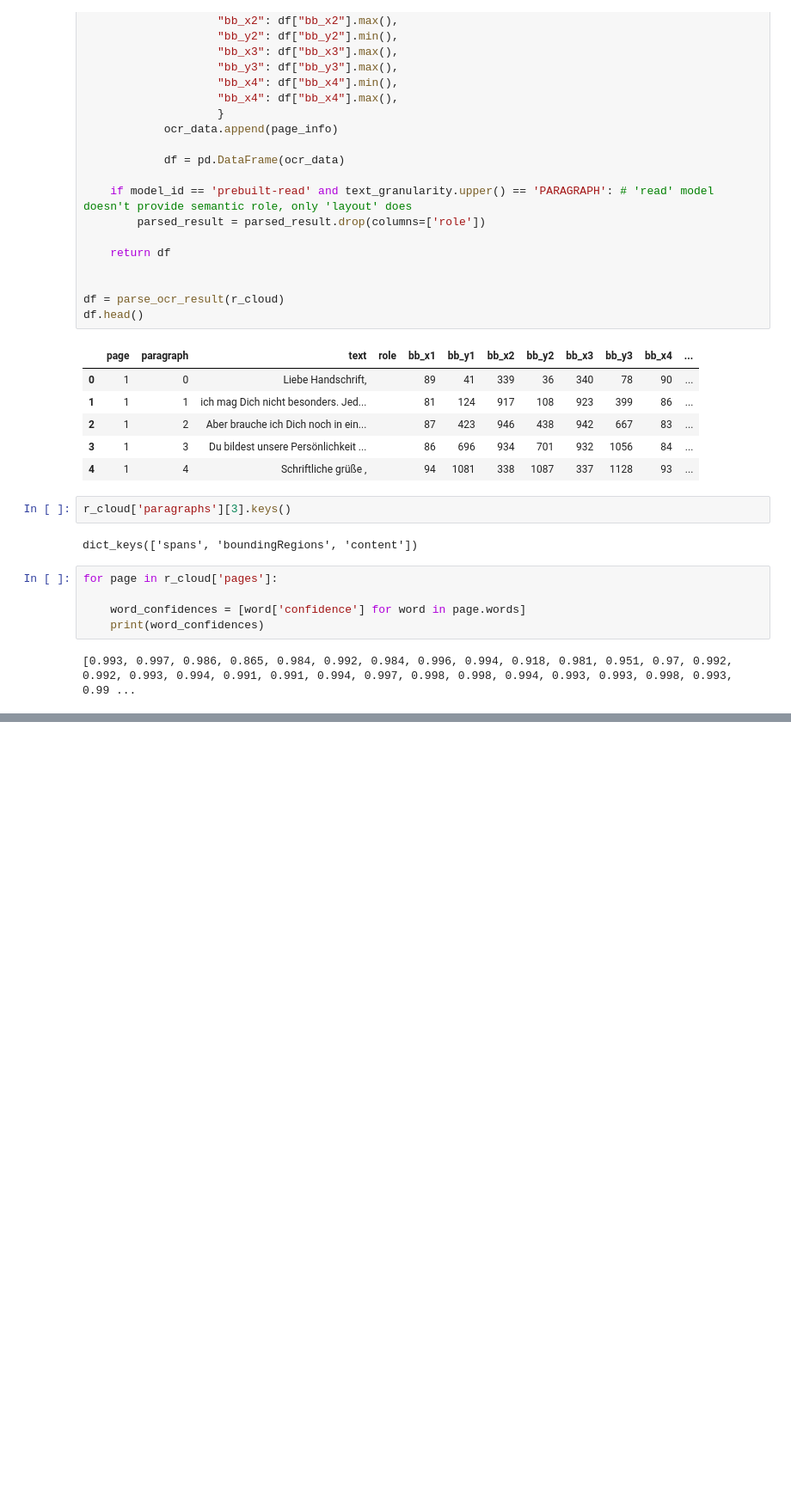
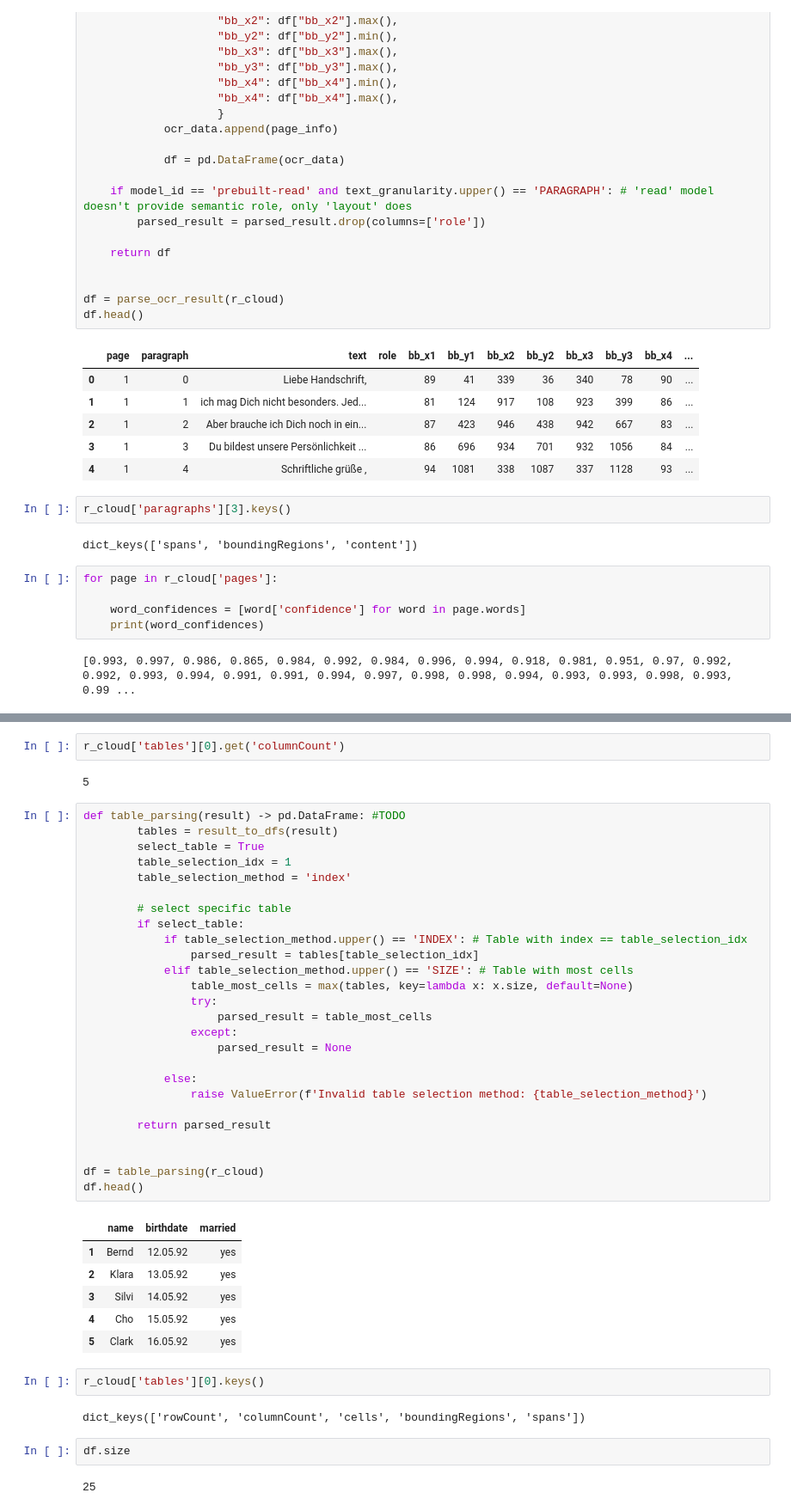
Before and after one commit to SundareshSankaran/Azure---Extract-Tables-via-OCR, a Jupyter notebook: local_version/local_vs_cloud_response.ipynb, the cells around one changed output, grey strips where cells are left out. Shown at 86% size. Drawn from its saved outputs; the diff is of its cells as text; blank space fills up the shorter version.

```diff
--- a/local_version/local_vs_cloud_response.ipynb
+++ b/local_version/local_vs_cloud_response.ipynb
@@ -258,0 +395,45 @@ for page in r_cloud['pages']:
+# %%
+r_cloud['tables'][0].get('columnCount')
+# %% [output]
+5
+# %%
+def table_parsing(result) -> pd.DataFrame: #TODO
+        tables = result_to_dfs(result)
+        select_table = True
+        table_selection_idx = 1
+        table_selection_method = 'index'
+
+        # select specific table
+        if select_table:
+            if table_selection_method.upper() == 'INDEX': # Table with index == table_selection_idx
+                parsed_result = tables[table_selection_idx]
+            elif table_selection_method.upper() == 'SIZE': # Table with most cells
+                table_most_cells = max(tables, key=lambda x: x.size, default=None)
+                try:
+                    parsed_result = table_most_cells
+                except:
+                    parsed_result = None
+
+            else:
+                raise ValueError(f'Invalid table selection method: {table_selection_method}')
+
+        return parsed_result
+
+
+df = table_parsing(r_cloud)
+df.head()
+# %% [output]
+|  | name | birthdate | married |
+| 1 | Bernd | 12.05.92 | yes |
+| 2 | Klara | 13.05.92 | yes |
+| 3 | Silvi | 14.05.92 | yes |
+| 4 | Cho | 15.05.92 | yes |
+| 5 | Clark | 16.05.92 | yes |
+# %%
+r_cloud['tables'][0].keys()
+# %% [output]
+dict_keys(['rowCount', 'columnCount', 'cells', 'boundingRegions', 'spans'])
+# %%
+df.size
+# %% [output]
+25
```
Also changed, not shown: parts of 8 cells of this notebook, 1 other file.
